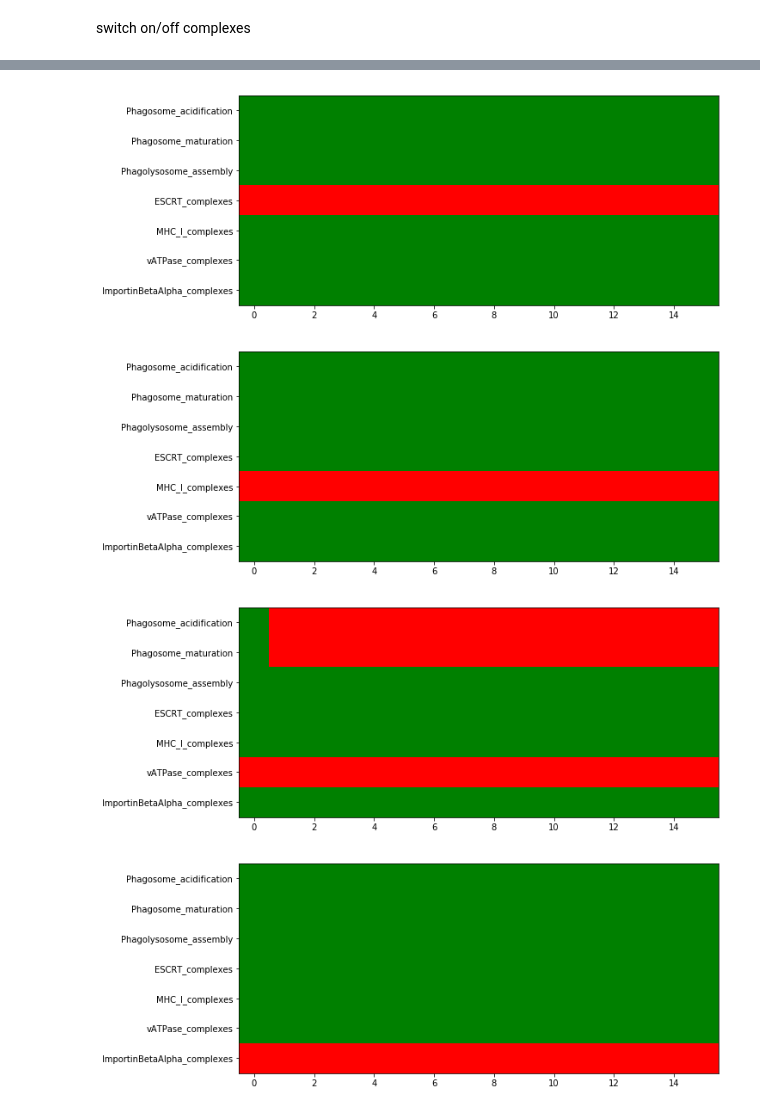
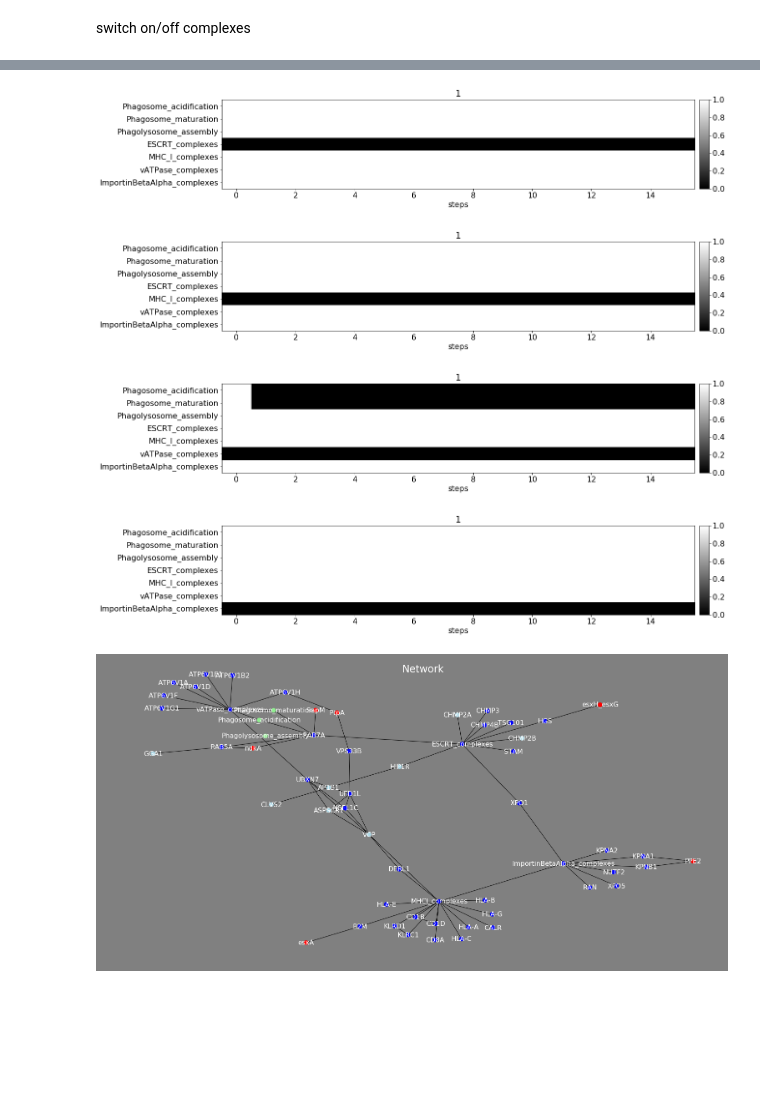
Before and after one commit to charlies-b/rp1, a Jupyter notebook: string-model-2.ipynb, the cells around one changed output, grey strips where cells are left out. Saved outputs shown, nothing was run; the diff lists cells and outputs as text; code cells hidden in the pictures; blank space fills up the shorter version.

```diff
--- a/string-model-2.ipynb
+++ b/string-model-2.ipynb
@@ -76,9 +77,18 @@ bm.plot_nodes(model, ['Phagosome_acidification','Phagosome_maturation','Phagolys
 # %%
 for complex in complexes:
     model = bm.run_model(bm.knockout(definition, [complex]))
-    bm.plot_nodes(model, ['Phagosome_acidification','Phagosome_maturation','Phagolysosome_assembly'] + complexes)
+    bm.plot_maps([model.data], nodes=process + complexes, h=3, suptitle='')
 # %% [output]
-[figure, old version]
+[figure, new version]
-[figure, old version]
+[figure, new version]
-[figure, old version]
+[figure, new version]
-[figure, old version]
+[figure, new version]
+# %%
+draw.draw_edgelists('string-network-2.csv',
+               add_mtb='mtb-edgelist.csv',
+               add_process='string-2-process-edgelist.csv',
+               highlight=hit
+
+              )
+# %% [output]
+[figure, added]
```
Also changed, not shown: parts of 6 cells of this notebook, 1 other file.
